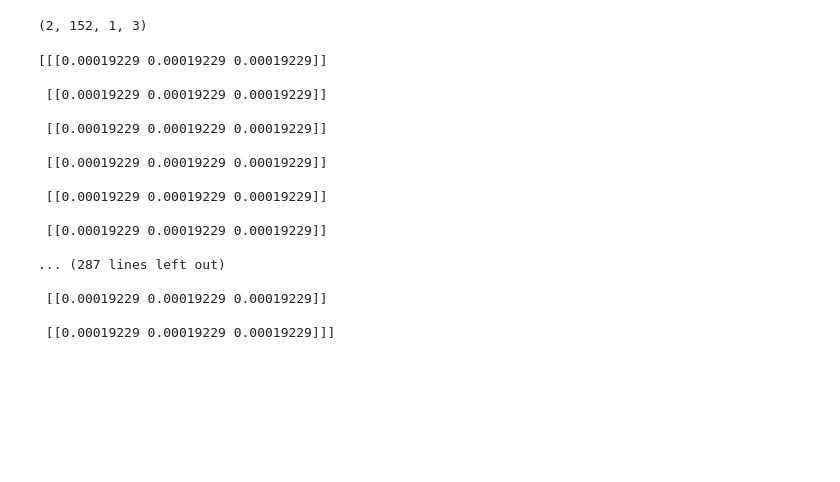
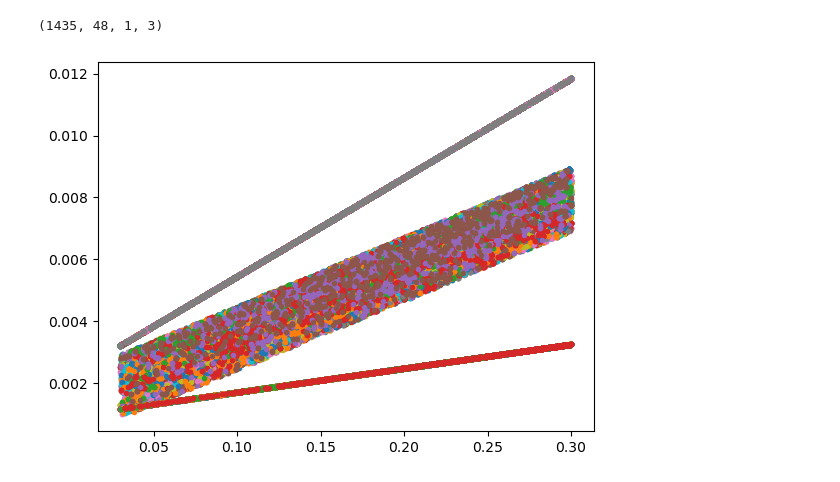
Before and after one commit to chen-pin/ebs, a Jupyter notebook: notebooks/View_Mcmc.ipynb, the cells around one changed output. Cells and saved outputs as stored; diff of their text form; code cells hidden in the pictures; blank space fills up the shorter version.

```diff
--- a/notebooks/View_Mcmc.ipynb
+++ b/notebooks/View_Mcmc.ipynb
@@ -5,11 +5,12 @@ import matplotlib.pyplot as plt
 import emcee
 import corner
 # %%
-folder = os.path.join('..', 'outputs', 'saved_run_20231122t174649')
+folder = os.path.join('..', 'outputs', 'saved_run_20231124t094949')
 # %%
 reader = emcee.backends.HDFBackend(os.path.join(folder, 'backend.hdf'))
 # %%
 chain = reader.get_chain()
+nstep, nwalker, ndim = chain.shape
 # %%
 print(f"(nstep, nwalker, ndim):  {chain.shape}")
 # %% [output]
@@ -19,24 +20,12 @@ blobs = reader.get_blobs()
 # %%
 print(blobs['int_time'].shape)
 # %% [output]
-(2, 152, 1, 3)
+(1435, 48, 1, 3)
 # %%
-print(blobs['C_dc'][1])
+for dim in range(ndim):
+    x = chain[:, :, dim]
+    y = blobs['C_p'][:, :, 0, dim]
+    plt.plot(x, y, '.')
+plt.show()
 # %% [output]
-[[[0.00019229 0.00019229 0.00019229]]
-
- [[0.00019229 0.00019229 0.00019229]]
-
- [[0.00019229 0.00019229 0.00019229]]
-
- [[0.00019229 0.00019229 0.00019229]]
-
- [[0.00019229 0.00019229 0.00019229]]
-
- [[0.00019229 0.00019229 0.00019229]]
-
-... (287 lines left out)
-
- [[0.00019229 0.00019229 0.00019229]]
-
- [[0.00019229 0.00019229 0.00019229]]]
+[figure, added]
```
Also changed, not shown: parts of 14 cells of this notebook.
